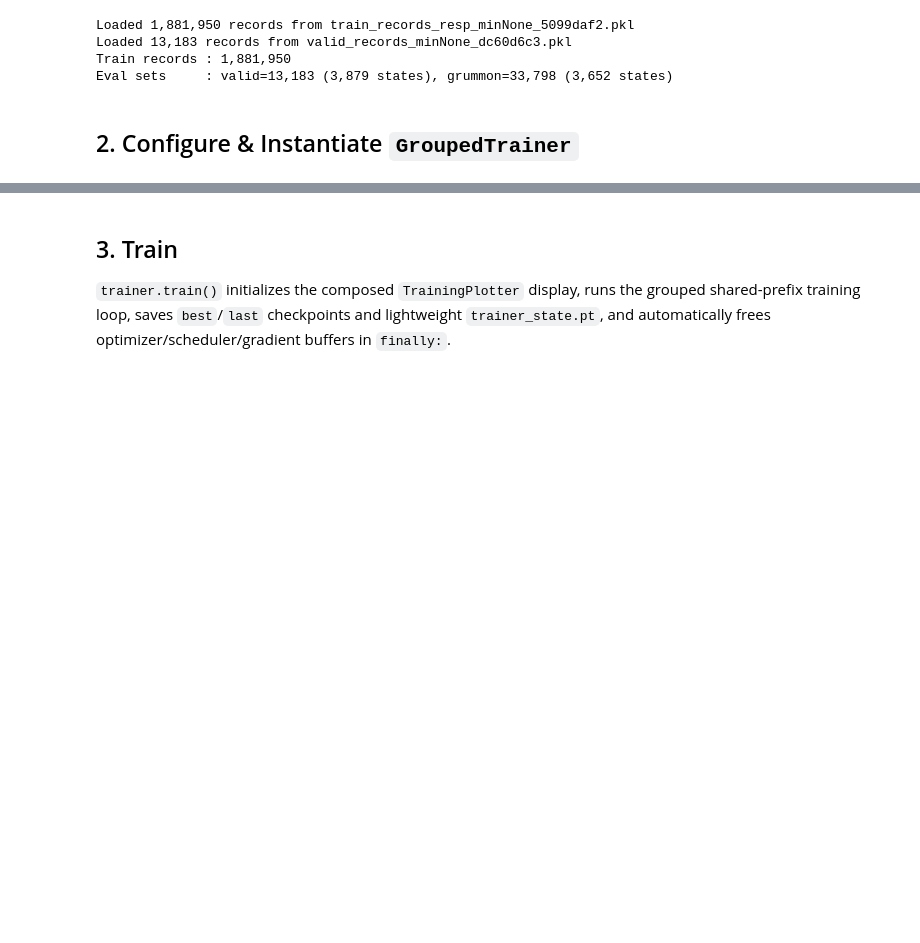
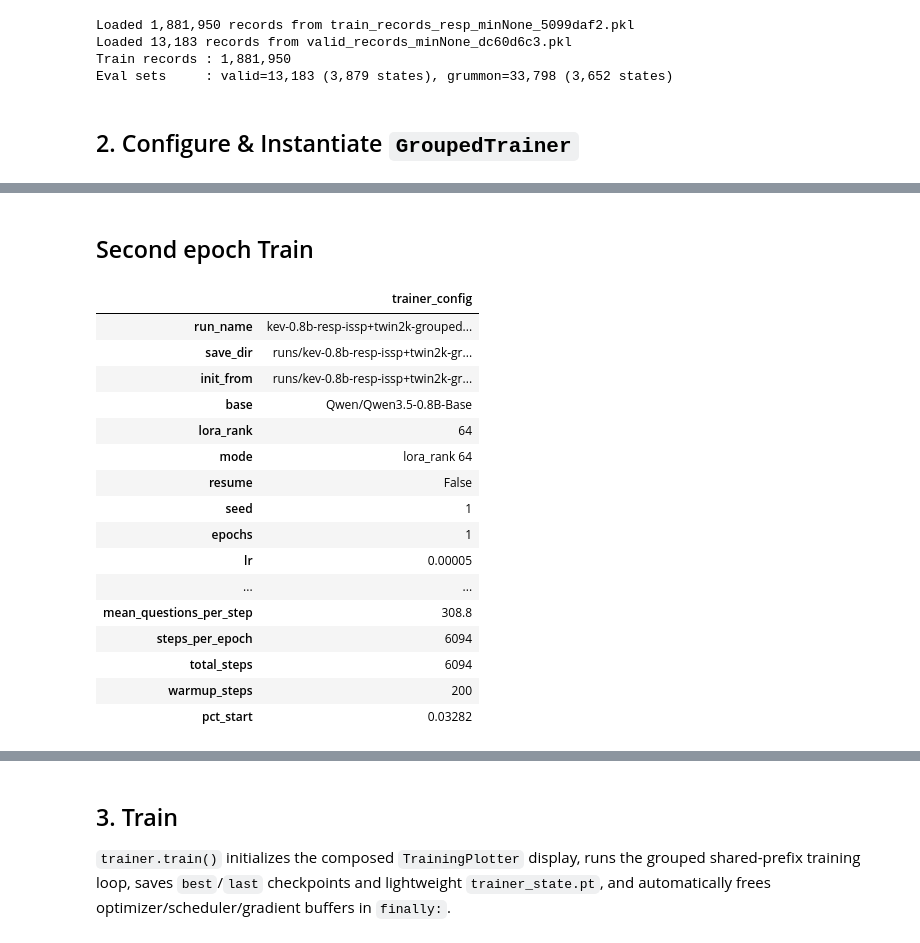
Before and after one commit to davoodwadi/decision-models-finetuning, a Jupyter notebook: code/train-grouped-newvalid-800m.ipynb, the cells around one changed output, grey strips where cells are left out. Saved outputs shown, nothing was run; the diff lists cells and outputs as text; code cells hidden in the pictures; blank space fills up the shorter version.

```diff
--- a/code/train-grouped-newvalid-800m.ipynb
+++ b/code/train-grouped-newvalid-800m.ipynb
@@ -147,0 +324,78 @@ Reconstructing (incomplete total...): |          |  0.00B /  0.00B
+# %% [markdown]
+## Second epoch Train
+# %%
+resume = False
+val_every = 50
+epochs = 1
+lr = 5e-5
+# Choose model preset ("9b" or "0.8b"):
+PRESET = "0.8b"
+init_from="runs/kev-0.8b-resp-issp+twin2k-grouped-newvalid/best"
+save_dir="runs/kev-0.8b-resp-issp+twin2k-grouped-newvalid-ep2"
+seed=1
+warmup_steps = 200
+
+if PRESET == "9b":
+    trainer_cfg = dict(
+        weights_dtype="bf16",
+        use_bf16=True,
+        gradient_checkpointing=True,
+        max_questions_per_group=96,
+        max_chars_per_group=36_000,
+        eval_max_questions=384,
+        eval_max_chars=144_000,
+    )
+elif PRESET == "0.8b":
+    trainer_cfg = dict(
+        weights_dtype="bf16",
+        use_bf16=True,
+        gradient_checkpointing=False,
+        max_questions_per_group=32,
+        max_chars_per_group=20_000,
+        eval_bf16=True,  # bf16 autocast for eval only; training stays fp32
+        eval_max_questions=1024,
+        eval_max_chars=360_000,
+    )
+else:
+    raise ValueError(f"Unknown PRESET: {PRESET!r}")
+
+trainer = None
+free_gpu()
+
+trainer = GroupedTrainer(
+    init_from=init_from,
+    save_dir=save_dir,
+    train_records=train_records,
+    eval_records=eval_records,
+    lora_rank=64,
+    epochs=epochs,
+    lr=lr,
+    batch_size=1,
+    grad_accum_steps=12,
+    warmup_steps=warmup_steps,
+    val_every=val_every,
+    samples_per_epoch=None,
+    resume=resume,
+    seed=seed,
+    **trainer_cfg,
+)
+
+display(pd.Series(trainer.describe(), name="trainer_config").to_frame())
+# %% [output]
+|  | trainer_config |
+| run_name | kev-0.8b-resp-issp+twin2k-grouped... |
+| save_dir | runs/kev-0.8b-resp-issp+twin2k-gr... |
+| init_from | runs/kev-0.8b-resp-issp+twin2k-gr... |
+| base | Qwen/Qwen3.5-0.8B-Base |
+| lora_rank | 64 |
+| mode | lora_rank 64 |
+| resume | False |
+| seed | 1 |
+| epochs | 1 |
+| lr | 0.00005 |
+| ... | ... |
+| mean_questions_per_step | 308.8 |
+| steps_per_epoch | 6094 |
+| total_steps | 6094 |
+| warmup_steps | 200 |
+| pct_start | 0.03282 |
```
Also changed, not shown: parts of 9 cells of this notebook, 49 other files.
